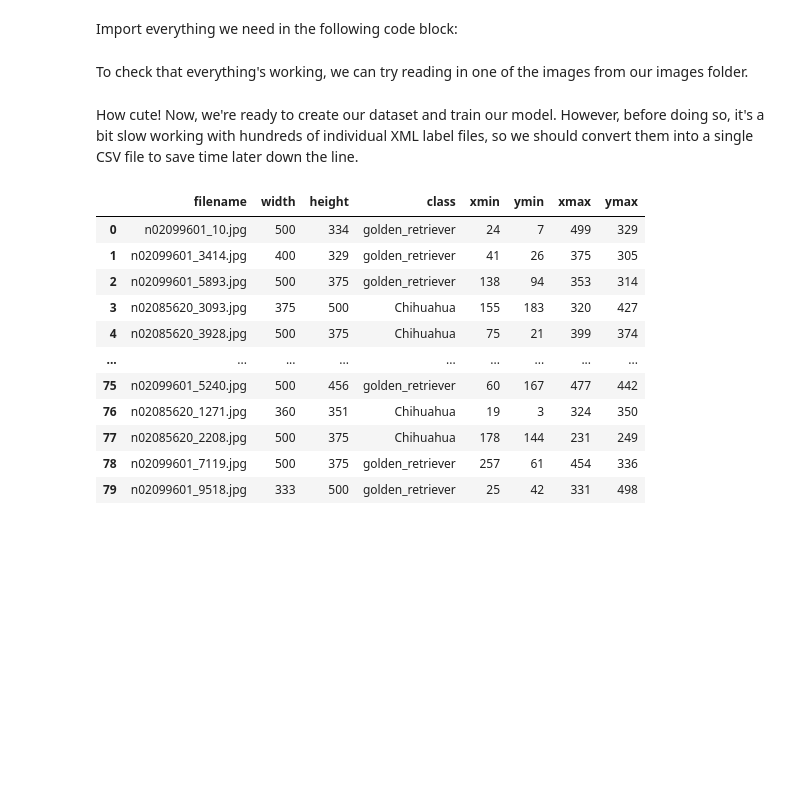
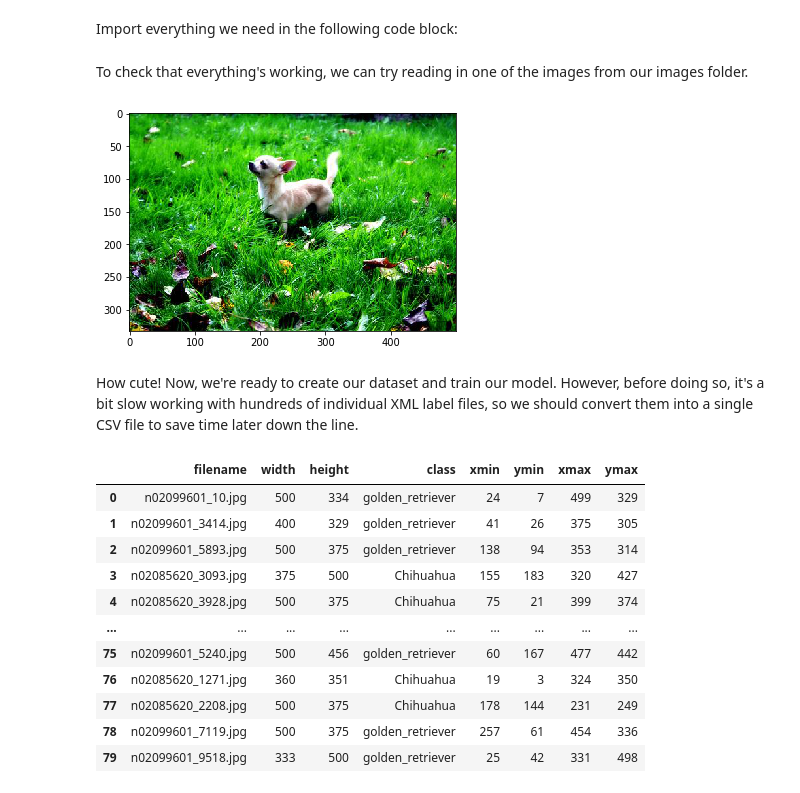
Before and after one commit to Sathyakumarnsk/detecto, a Jupyter notebook: detecto.ipynb, the cells around one changed output. Drawn from its saved outputs; the diff is of its cells as text; code cells hidden in the pictures; blank space fills up the shorter version.

```diff
--- a/detecto.ipynb
+++ b/detecto.ipynb
@@ -76,6 +76,12 @@ from torchvision import transforms
 from detecto import core, utils, visualize
 # %% [markdown]
 To check that everything's working, we can try reading in one of the images from our images folder.
+# %%
+image = utils.read_image('images/n02085620_275.jpg')
+plt.imshow(image)
+plt.show()
+# %% [output]
+[figure, added]
 # %% [markdown]
 How cute! Now, we're ready to create our dataset and train our model. However, before doing so, it's a bit slow working with hundreds of individual XML label files, so we should convert them into a single CSV file to save time later down the line.
 # %%
```
Also changed, not shown: parts of 1 cell of this notebook.
